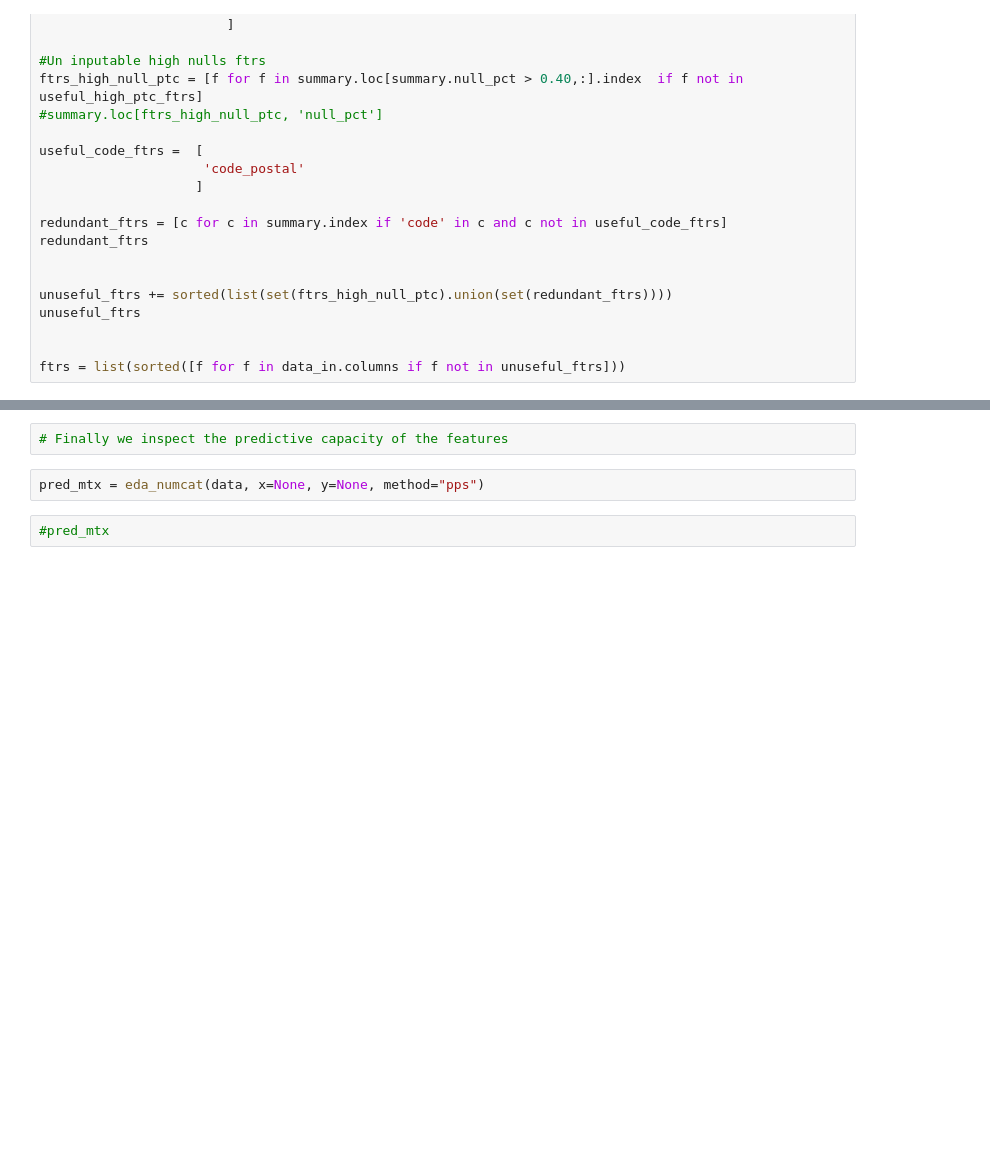
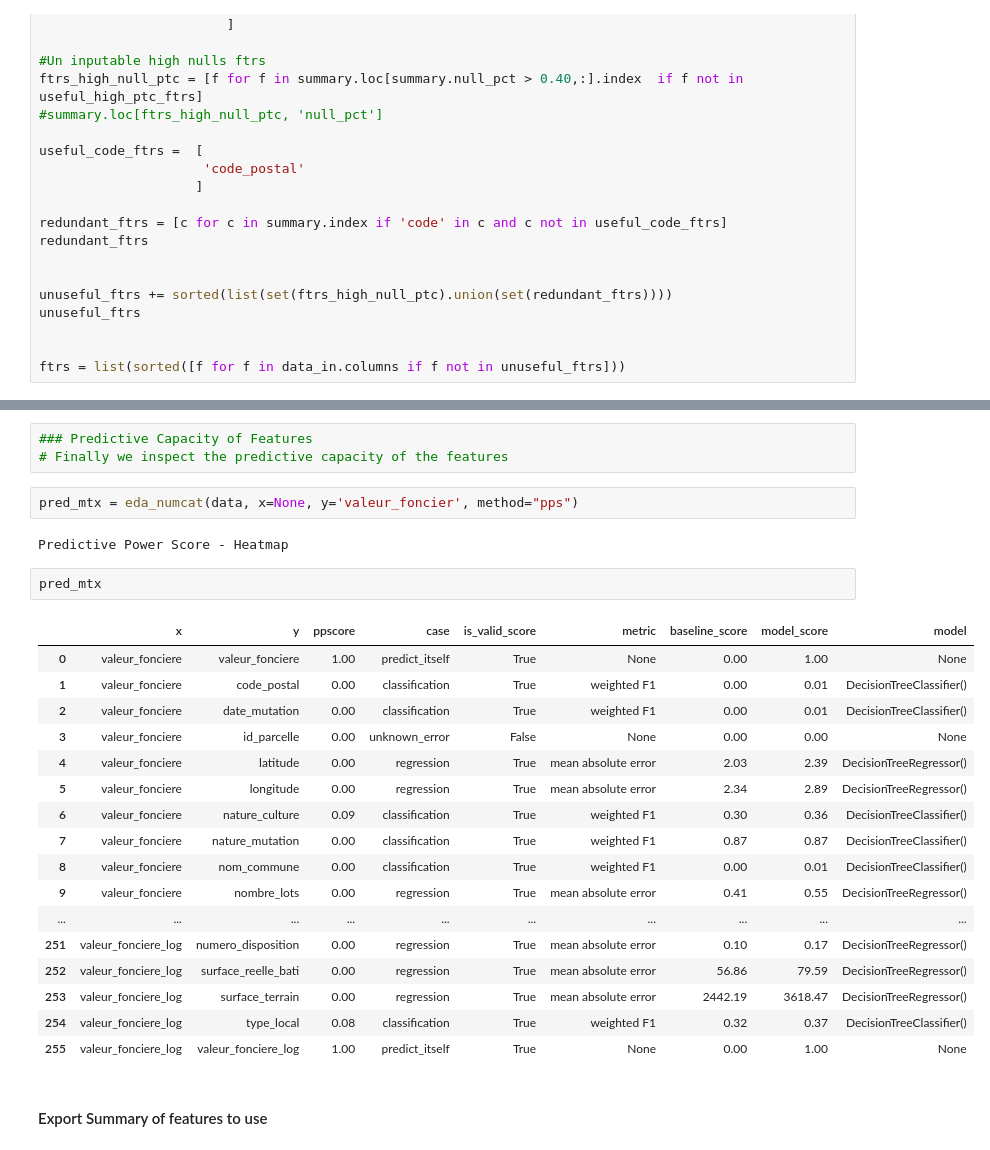
Before and after one commit to stbeau/projet-62, a Jupyter notebook: notebooks/exploratory/0.2.0-jalop-identification_des_unites_danalyse.ipynb, the cells around one changed output, grey strips where cells are left out. Drawn from its saved outputs; the diff is of its cells as text; blank space fills up the shorter version.

```diff
--- a/notebooks/exploratory/0.2.0-jalop-identification_des_unites_danalyse.ipynb
+++ b/notebooks/exploratory/0.2.0-jalop-identification_des_unites_danalyse.ipynb
@@ -397,7 +551,30 @@ plt.show()
 # %%
+### Predictive Capacity of Features
 # Finally we inspect the predictive capacity of the features
 # %%
-pred_mtx = eda_numcat(data, x=None, y=None, method="pps")
+pred_mtx = eda_numcat(data, x=None, y='valeur_foncier', method="pps")
+# %% [output]
+Predictive Power Score - Heatmap
-# %%
-#pred_mtx
+# %%
+pred_mtx
+# %% [output]
+|  | x | y | ppscore | case | is_valid_score | metric | baseline_score | model_score | model |
+| 0 | valeur_fonciere | valeur_fonciere | 1.00 | predict_itself | True | None | 0.00 | 1.00 | None |
+| 1 | valeur_fonciere | code_postal | 0.00 | classification | True | weighted F1 | 0.00 | 0.01 | DecisionTreeClassifier() |
+| 2 | valeur_fonciere | date_mutation | 0.00 | classification | True | weighted F1 | 0.00 | 0.01 | DecisionTreeClassifier() |
+| 3 | valeur_fonciere | id_parcelle | 0.00 | unknown_error | False | None | 0.00 | 0.00 | None |
+| 4 | valeur_fonciere | latitude | 0.00 | regression | True | mean absolute error | 2.03 | 2.39 | DecisionTreeRegressor() |
+| 5 | valeur_fonciere | longitude | 0.00 | regression | True | mean absolute error | 2.34 | 2.89 | DecisionTreeRegressor() |
+| 6 | valeur_fonciere | nature_culture | 0.09 | classification | True | weighted F1 | 0.30 | 0.36 | DecisionTreeClassifier() |
+| 7 | valeur_fonciere | nature_mutation | 0.00 | classification | True | weighted F1 | 0.87 | 0.87 | DecisionTreeClassifier() |
+| 8 | valeur_fonciere | nom_commune | 0.00 | classification | True | weighted F1 | 0.00 | 0.01 | DecisionTreeClassifier() |
+| 9 | valeur_fonciere | nombre_lots | 0.00 | regression | True | mean absolute error | 0.41 | 0.55 | DecisionTreeRegressor() |
+| ... | ... | ... | ... | ... | ... | ... | ... | ... | ... |
+| 251 | valeur_fonciere_log | numero_disposition | 0.00 | regression | True | mean absolute error | 0.10 | 0.17 | DecisionTreeRegressor() |
+| 252 | valeur_fonciere_log | surface_reelle_bati | 0.00 | regression | True | mean absolute error | 56.86 | 79.59 | DecisionTreeRegressor() |
+| 253 | valeur_fonciere_log | surface_terrain | 0.00 | regression | True | mean absolute error | 2442.19 | 3618.47 | DecisionTreeRegressor() |
+| 254 | valeur_fonciere_log | type_local | 0.08 | classification | True | weighted F1 | 0.32 | 0.37 | DecisionTreeClassifier() |
+| 255 | valeur_fonciere_log | valeur_fonciere_log | 1.00 | predict_itself | True | None | 0.00 | 1.00 | None |
+# %% [markdown]
+#### Export Summary of features to use
 # %%
```
Also changed, not shown: parts of 51 cells of this notebook, 2 other files.
